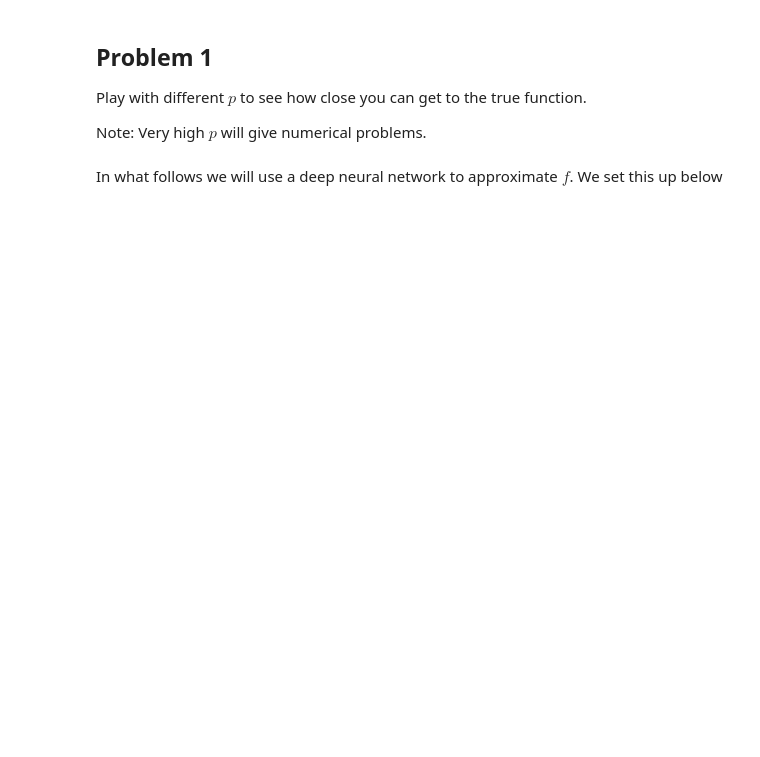
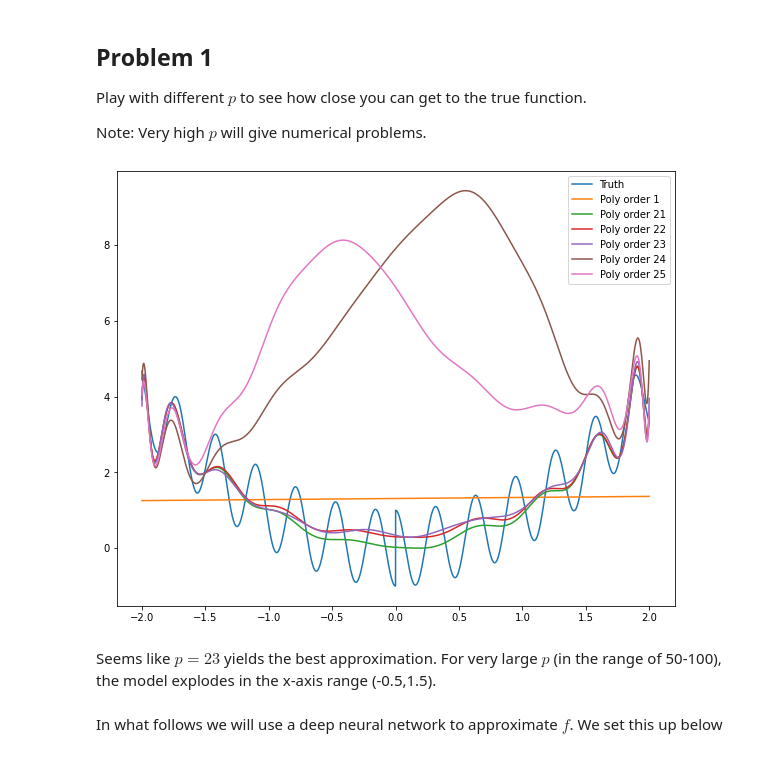
Before and after one commit to jakvah/TTT4185-MachineLearning, a Jupyter notebook: assignment_3b.ipynb, the cells around one changed output. Cells and saved outputs as stored; diff of their text form; code cells hidden in the pictures; blank space fills up the shorter version.

```diff
--- a/assignment_3b.ipynb
+++ b/assignment_3b.ipynb
@@ -90,6 +96,41 @@ plt.show()
 Play with different $p$ to see how close you can get to the true function.
 
 Note: Very high $p$ will give numerical problems.
+# %%
+# Give a set of polynomial orders to try
+P = [1,21,22,23,24,25]
+
+# Define estimator function. Arguments are inout variable, observation and polynomial order
+# Returns a set of polynomial coefficients
+def reg_estimator(x,y,p):
+    # Use simple ls approach
+    N = len(x)
+    H = np.zeros((N,p+1))
+    for col in range(p+1):
+        H[:,col] = x**col
+    iHtH = np.linalg.inv(np.dot(H.T,H))
+    theta = np.dot(np.dot(iHtH,H.T),y)
+    return theta
+
+# Computes fx) = c_0 + c_1x + c_2 x^2 ... c_p x^p
+def poly(x, C):
+    # compute p(x) for coeffs in c
+    y = 0*x
+    for p, c in enumerate(C):
+        y += c*x**p
+    return y
+
+plt.figure(figsize=(10,8))
+plt.plot(x,f(x),label="Truth")
+for p in P:
+    C = reg_estimator(x,y,p)
+    plt.plot(x,poly(x,C),label="Poly order " + str(p))
+plt.legend()
+plt.show()
+# %% [output]
+[figure, added]
+# %% [markdown]
+Seems like $p=23$ yields the best approximation. For very large $p$ (in the range of 50-100), the model explodes in the x-axis range (-0.5,1.5).
 # %% [markdown]
 In what follows we will use a deep neural network to approximate $f$. We set this up below
 # %%
```
Also changed, not shown: parts of 9 cells of this notebook.
